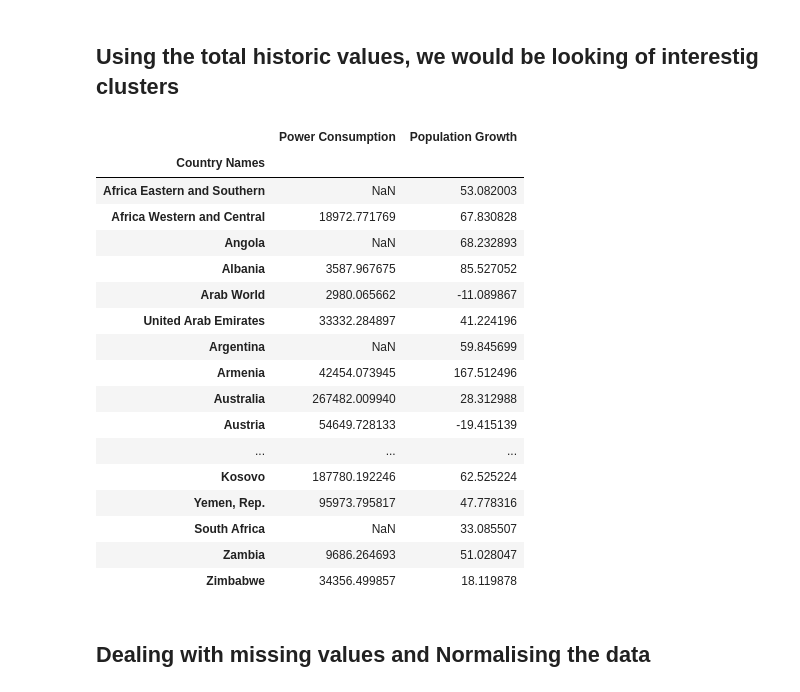
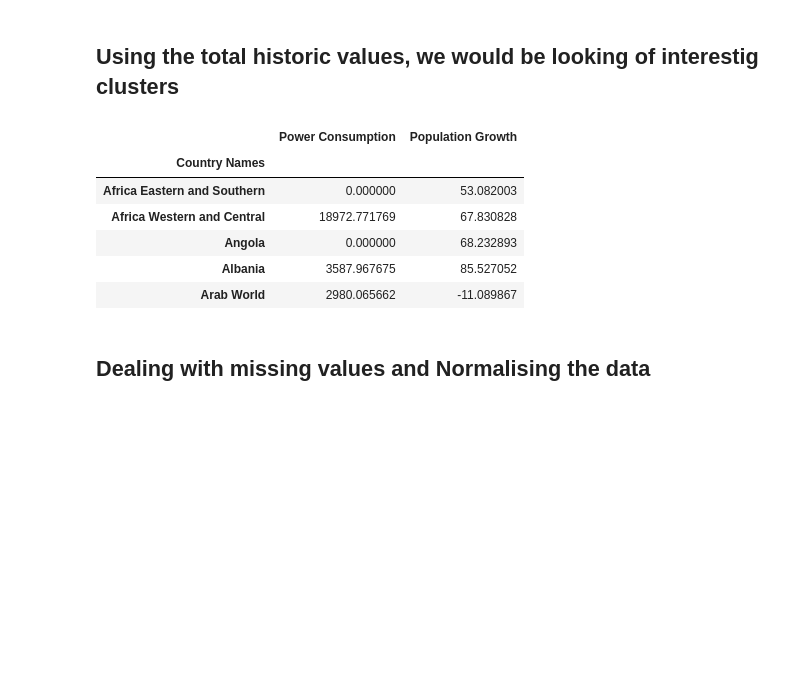
Before and after one commit to iamYole/Assignment_3, a Jupyter notebook: Assignment 3.ipynb, the cells around one changed output. Cells and saved outputs as stored; diff of their text form; code cells hidden in the pictures; blank space fills up the shorter version.

```diff
--- a/Assignment 3.ipynb
+++ b/Assignment 3.ipynb
@@ -205,26 +205,15 @@ cluster_dataset['Power Consumption'] = df_power_consumption_nmv['Power Consumpti
 cluster_dataset['Population Growth'] = df_population_growth_nmv['Population Growth']
 cluster_dataset = cluster_dataset.set_index('Country Names')
 # %%
-cluster_dataset
+cluster_dataset.head()
 # %% [output]
 |  | Power Consumption | Population Growth |
 | Country Names |  |  |
-| Africa Eastern and Southern | NaN | 53.082003 |
+| Africa Eastern and Southern | 0.000000 | 53.082003 |
 | Africa Western and Central | 18972.771769 | 67.830828 |
-| Angola | NaN | 68.232893 |
+| Angola | 0.000000 | 68.232893 |
 | Albania | 3587.967675 | 85.527052 |
 | Arab World | 2980.065662 | -11.089867 |
-| United Arab Emirates | 33332.284897 | 41.224196 |
-| Argentina | NaN | 59.845699 |
-| Armenia | 42454.073945 | 167.512496 |
-| Australia | 267482.009940 | 28.312988 |
-| Austria | 54649.728133 | -19.415139 |
-| ... | ... | ... |
-| Kosovo | 187780.192246 | 62.525224 |
-| Yemen, Rep. | 95973.795817 | 47.778316 |
-| South Africa | NaN | 33.085507 |
-| Zambia | 9686.264693 | 51.028047 |
-| Zimbabwe | 34356.499857 | 18.119878 |
 # %% [markdown]
 ## Dealing with missing values and Normalising the data
 # %%
```
Also changed, not shown: parts of 14 cells of this notebook, 1 other file.
